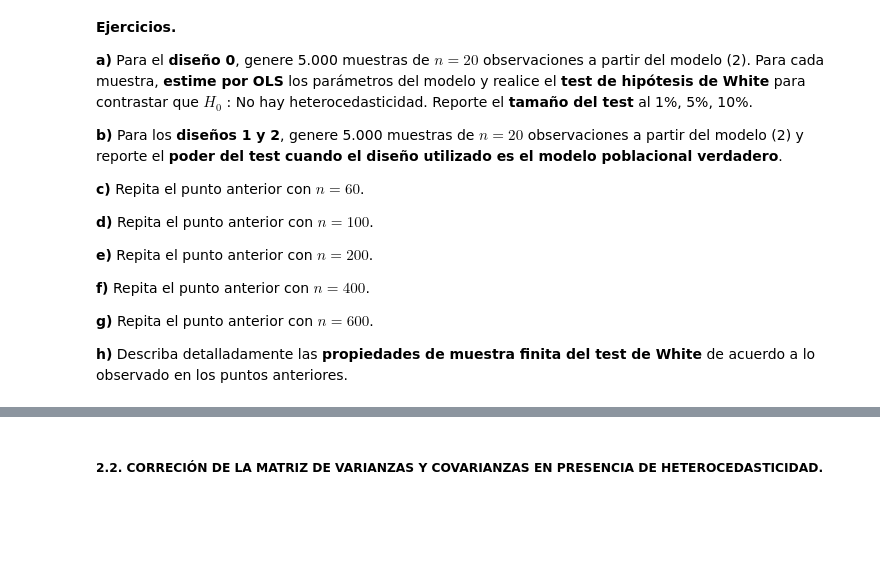
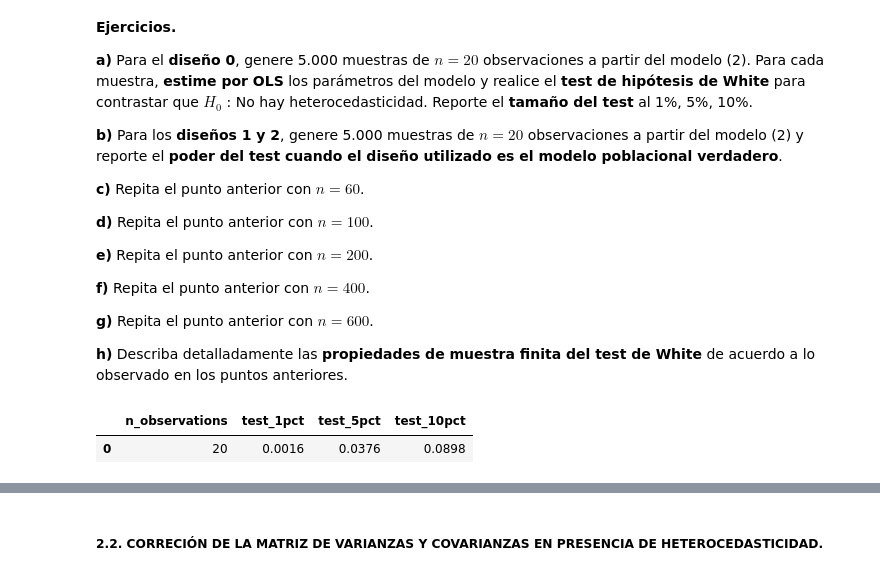
Before and after one commit to DavidGuzzi/MECMT05, a Jupyter notebook: Guzzi3649.ipynb, the cells around one changed output, grey strips where cells are left out. Cells and saved outputs as stored; diff of their text form; code cells hidden in the pictures; blank space fills up the shorter version.

```diff
--- a/Guzzi3649.ipynb
+++ b/Guzzi3649.ipynb
@@ -379,0 +455,7 @@ Todas las simulaciones se basan en **5.000 replicaciones**.
+# %%
+# Se generan 5.000 muestras para n = 20. Se fija beta_0 = beta_1 = beta_1 = 1, y diseño de errores normales y homocedásticos.
+# Se evalúa H0: No hay heterocedasticidad (tamaño del test).
+white_het_test(n_samples=5000, n_observations_list=[20], beta_0_true=1, beta_1_true=1, beta_2_true=1, design=0)
+# %% [output]
+|  | n_observations | test_1pct | test_5pct | test_10pct |
+| 0 | 20 | 0.0016 | 0.0376 | 0.0898 |
```
Also changed, not shown: parts of 5 cells of this notebook, 1 other file.
